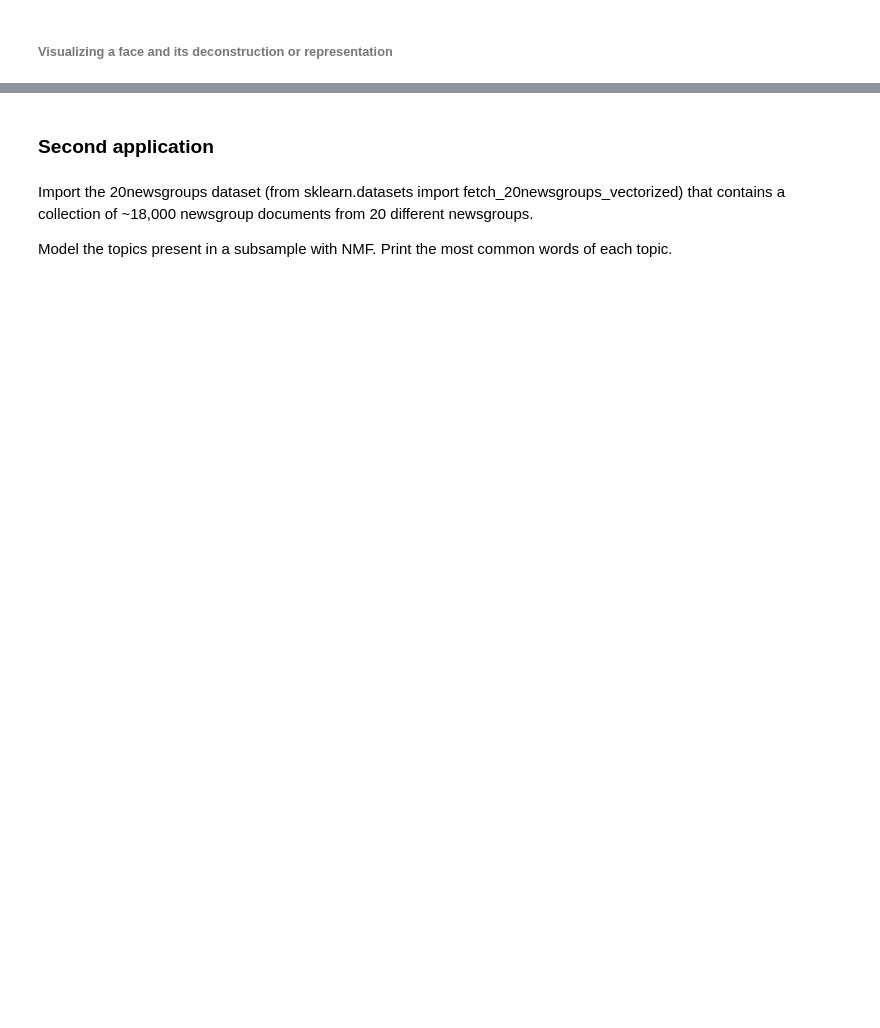
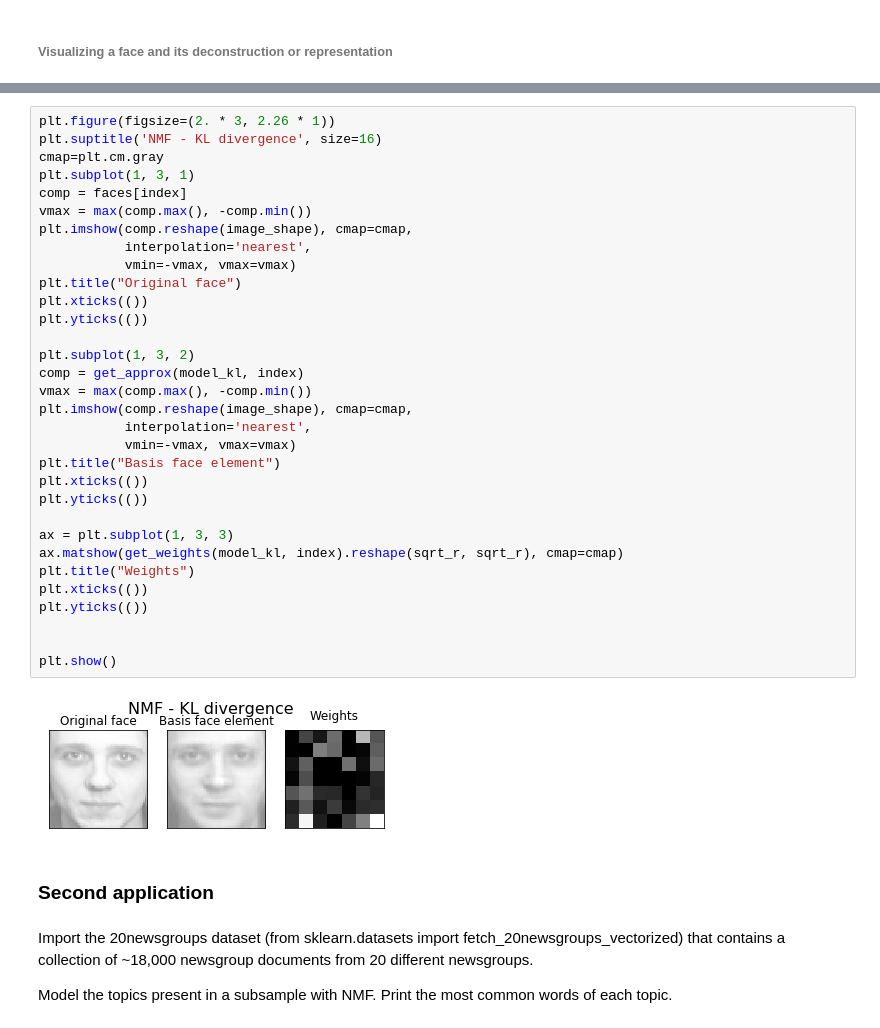
Before and after one commit to EmmanuelJhno/AML-labs, a Jupyter notebook: Cours 8 - TP/L7_Jehanno_Brandeis.ipynb, the cells around one changed output, grey strips where cells are left out. Drawn from its saved outputs; the diff is of its cells as text; blank space fills up the shorter version.

```diff
--- a/Cours 8 - TP/L7_Jehanno_Brandeis.ipynb
+++ b/Cours 8 - TP/L7_Jehanno_Brandeis.ipynb
@@ -219,3 +258,37 @@ plt.show()
+# %%
+plt.figure(figsize=(2. * 3, 2.26 * 1))
+plt.suptitle('NMF - KL divergence', size=16)
+cmap=plt.cm.gray
+plt.subplot(1, 3, 1)
+comp = faces[index]
+vmax = max(comp.max(), -comp.min())
+plt.imshow(comp.reshape(image_shape), cmap=cmap,
+           interpolation='nearest',
+           vmin=-vmax, vmax=vmax)
+plt.title("Original face")
+plt.xticks(())
+plt.yticks(())
+
+plt.subplot(1, 3, 2)
+comp = get_approx(model_kl, index)
+vmax = max(comp.max(), -comp.min())
+plt.imshow(comp.reshape(image_shape), cmap=cmap,
+           interpolation='nearest',
+           vmin=-vmax, vmax=vmax)
+plt.title("Basis face element")
+plt.xticks(())
+plt.yticks(())
+
+ax = plt.subplot(1, 3, 3)
+ax.matshow(get_weights(model_kl, index).reshape(sqrt_r, sqrt_r), cmap=cmap)
+plt.title("Weights")
+plt.xticks(())
+plt.yticks(())
+
+
+plt.show()
+# %% [output]
+[figure, added]
 # %% [markdown]
 ### Second application
 # %% [markdown]
```
Also changed, not shown: parts of 12 cells of this notebook.
